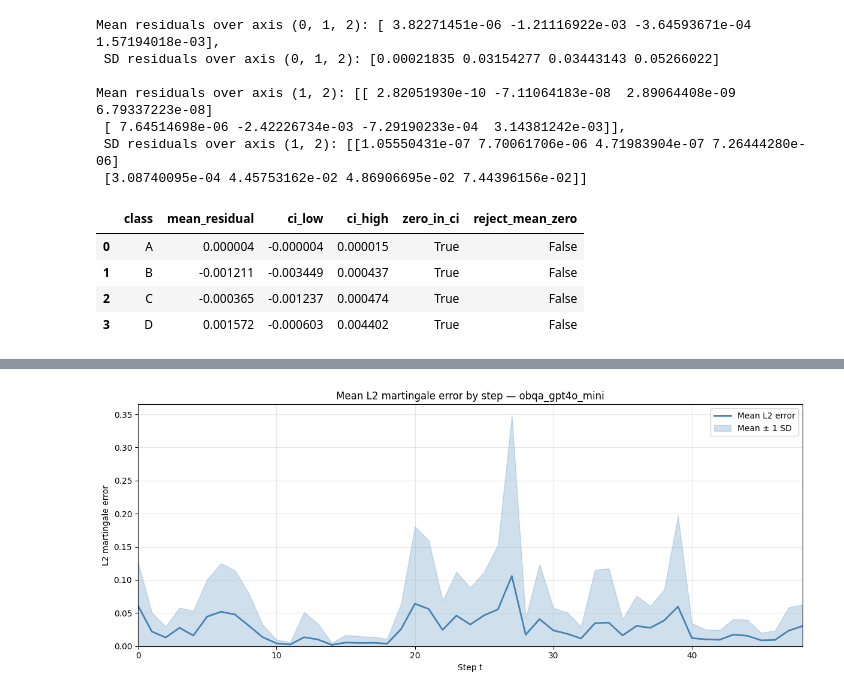
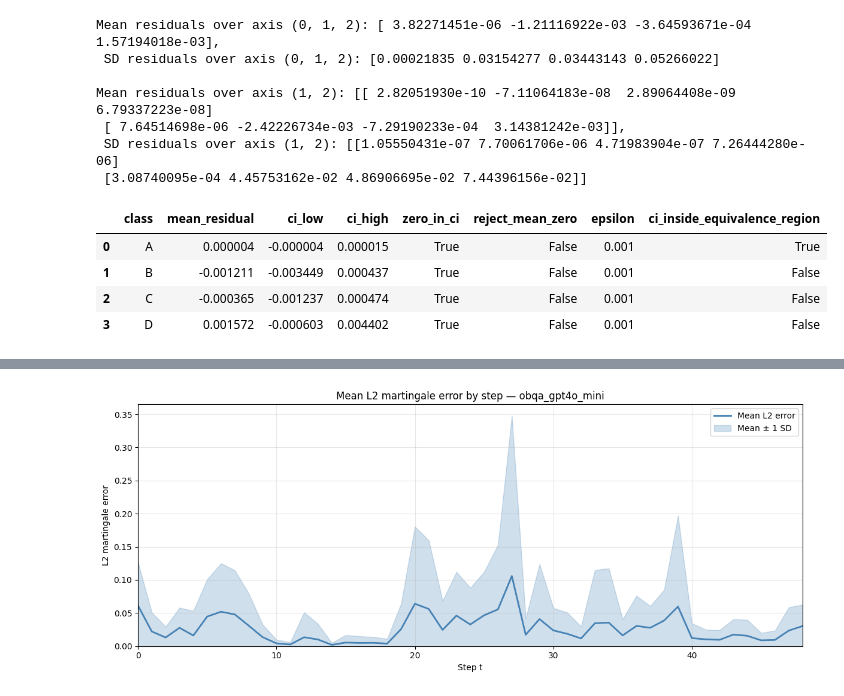
Before and after one commit to alicansahin1602/uq_with_martingale_posteriors, a Jupyter notebook: tools/martingale_property_test_sampling.ipynb, the cells around one changed output, grey strips where cells are left out. Cells and saved outputs as stored; diff of their text form; code cells hidden in the pictures.

```diff
--- a/tools/martingale_property_test_sampling.ipynb
+++ b/tools/martingale_property_test_sampling.ipynb
@@ -144,6 +145,7 @@ def trajectory_cluster_bootstrap(
     n_bootstrap: int = 20_000,
     confidence: float = 0.95,
     seed: int = 42,
+    epsilon: float = 1e-3,
 ) -> pd.DataFrame:
     """
     Pointwise bootstrap confidence intervals for the time-averaged mean
@@ -158,6 +160,8 @@ def trajectory_cluster_bootstrap(
 
     if res.ndim != 4:
         raise ValueError("residuals must have shape (Q, J, T, C)")
+    if epsilon <= 0:
+        raise ValueError("epsilon must be strictly positive.")
 
     Q, J, T, C = res.shape
 
@@ -197,26 +201,34 @@ def trajectory_cluster_bootstrap(
         "ci_high": ci_high,
         "zero_in_ci": (ci_low <= 0) & (ci_high >= 0),
         "reject_mean_zero": (ci_low > 0) | (ci_high < 0),
+        "epsilon": epsilon,
+        # Conservative practical-equivalence rule using the full 95% CI.
+        "ci_inside_equivalence_region": (ci_low >= -epsilon) & (ci_high <= epsilon),
     })
 # %%
+EPSILON_CLASS = 1e-3  # 0.1 percentage points per class
+EPSILON_L2 = 1e-3     # tolerance for the full residual-vector magnitude
+EPSILON_GRID = np.array([1e-4, 1e-3, 1e-2])  # sensitivity analysis
+
 labels = dat.get("metadata", {}).get(
     "label_chars",
     range(dat["residuals"].shape[-1]),
 )
 
 bootstrap_results = trajectory_cluster_bootstrap(
     dat["residuals"],
     class_labels=labels,
     n_bootstrap=20_000,
     confidence=0.95,
     seed=42,
+    epsilon=EPSILON_CLASS,
 )
 
 display(bootstrap_results)
 # %% [output]
-|  | class | mean_residual | ci_low | ci_high | zero_in_ci | reject_mean_zero |
-| 0 | A | 0.000004 | -0.000004 | 0.000015 | True | False |
-| 1 | B | -0.001211 | -0.003449 | 0.000437 | True | False |
-| 2 | C | -0.000365 | -0.001237 | 0.000474 | True | False |
-| 3 | D | 0.001572 | -0.000603 | 0.004402 | True | False |
+|  | class | mean_residual | ci_low | ci_high | zero_in_ci | reject_mean_zero | epsilon | ci_inside_equivalence_region |
+| 0 | A | 0.000004 | -0.000004 | 0.000015 | True | False | 0.001 | True |
+| 1 | B | -0.001211 | -0.003449 | 0.000437 | True | False | 0.001 | False |
+| 2 | C | -0.000365 | -0.001237 | 0.000474 | True | False | 0.001 | False |
+| 3 | D | 0.001572 | -0.000603 | 0.004402 | True | False | 0.001 | False |
 # %%
```
Also changed, not shown: parts of 9 cells of this notebook, 8 other files.
